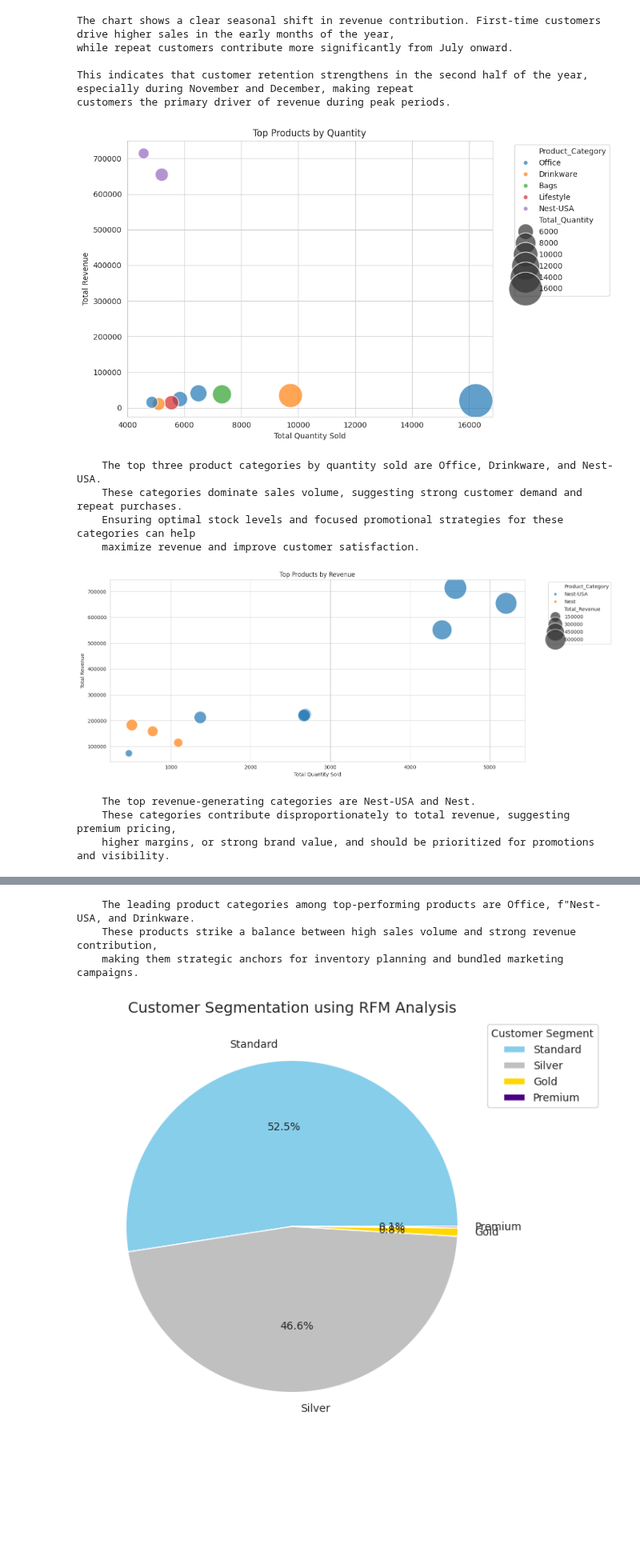
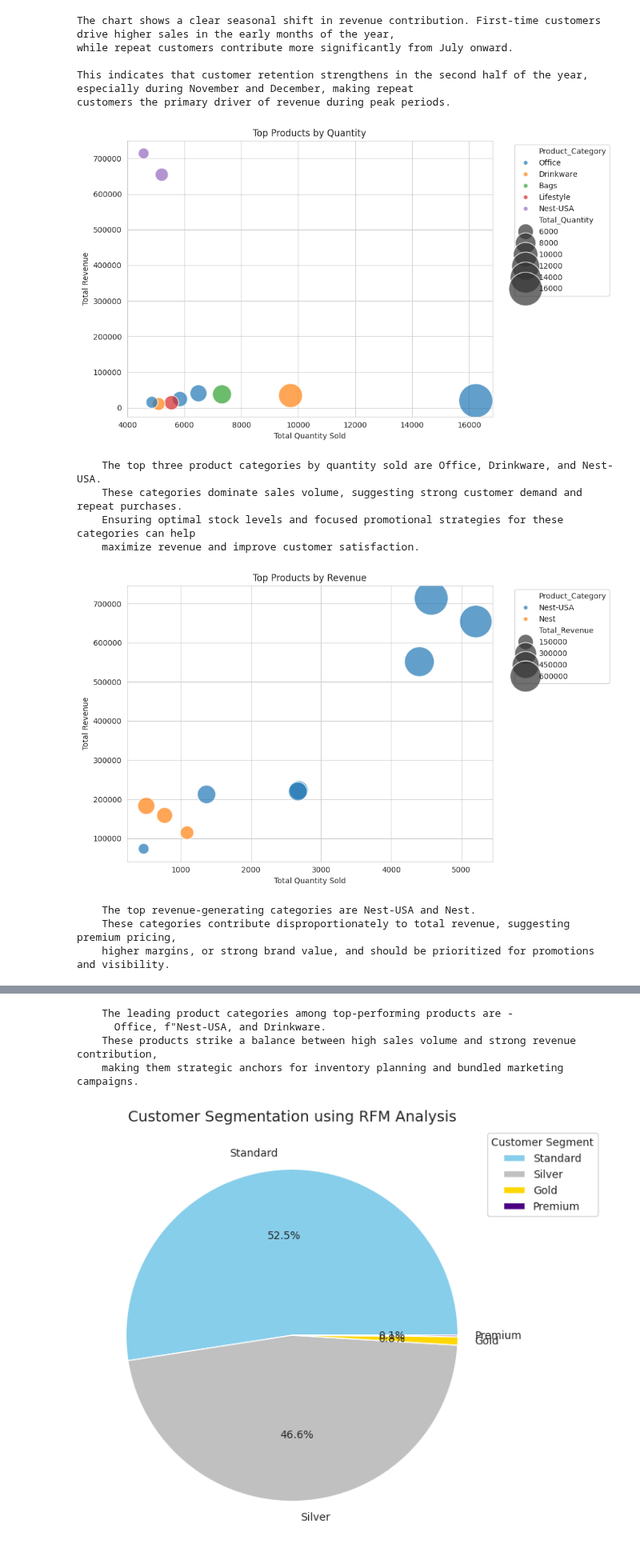
Before and after one commit to rajkgoel/AW-Internet-Sales1, a Jupyter notebook: Scaler_Ecomm_Case_Study1.ipynb, the cells around one changed output, grey strips where cells are left out. Shown at 80% size. Saved outputs shown, nothing was run; the diff lists cells and outputs as text; code cells hidden in the pictures; blank space fills up the shorter version.

```diff
--- a/Scaler_Ecomm_Case_Study1.ipynb
+++ b/Scaler_Ecomm_Case_Study1.ipynb
@@ -265,10 +261,11 @@ while repeat customers contribute more significantly from July onward.
 This indicates that customer retention strengthens in the second half of the year, especially during November and December, making repeat
 customers the primary driver of revenue during peak periods.
 # %%
-# 4. Identify the top-performing products and analyze the factors driving their success. How can this insight inform inventory management and promotional strategies?
+# 4. Identify the top-performing products and analyze the factors driving their success. How can this insight inform inventory
+#   management and promotional strategies?
 #   Hint: Identify products that excel in terms of both quantity sold and total revenue.
-#   Hint: Explore their categories and descriptions to understand what might contribute to their success. Think about how this information can guide stocking
-#     and marketing efforts.
+#   Hint: Explore their categories and descriptions to understand what might contribute to their success. Think about how this
+#   information can guide stocking and marketing efforts.
 
 product_performance = (
     online_sales_df
@@ -284,7 +281,8 @@ product_performance = (
 
 top_by_quantity = product_performance.sort_values("Total_Quantity", ascending=False).head(10)
 top_by_revenue = product_performance.sort_values("Total_Revenue", ascending=False).head(10)
-top_products = product_performance[product_performance["Total_Quantity"].rank(ascending=False) <= 10].sort_values("Total_Revenue", ascending=False)
+top_products = (product_performance[product_performance["Total_Quantity"].rank(ascending=False) <= 10]
+                .sort_values("Total_Revenue", ascending=False))
 
 # Plot the chart for Top sales by quantity
 plt.figure(figsize=(10, 6))
@@ -317,7 +315,7 @@ print(f"""
 
 
 # Plot the chart for Top sales by revenue
-plt.figure(figsize=(15, 6))
+plt.figure(figsize=(10, 6))
 
 sns.scatterplot(
     data=top_by_revenue,
@@ -353,7 +351,7 @@ print(f"""
 
 
 # Plot the chart for Top Sellers
-plt.figure(figsize=(15, 6))
+plt.figure(figsize=(10, 6))
 sns.barplot(
     data=top_products,
     y="Product_Description",
@@ -363,35 +361,36 @@ sns.barplot(
 )
 
 plt.title("Top 10 Products by Revenue (High Quantity Sellers)")
 plt.xlabel("Total Revenue")
 plt.ylabel("Product")
 
 plt.legend(title="Product Category", bbox_to_anchor=(1.05, 1), loc="upper left")
 plt.tight_layout()
 plt.show()
 
 top_product_categories = (
     top_products["Product_Category"]
     .value_counts()
     .head(3)
     .index
     .tolist()
 )
 
 print(
     f"""
-    The leading product categories among top-performing products are {top_product_categories[0]}, f"{top_product_categories[1]}, and {top_product_categories[2]}.
+    The leading product categories among top-performing products are -
+      {top_product_categories[0]}, f"{top_product_categories[1]}, and {top_product_categories[2]}.
     These products strike a balance between high sales volume and strong revenue contribution,
     making them strategic anchors for inventory planning and bundled marketing campaigns.
     """
 )
 # %% [output]
 [figure]
     The top three product categories by quantity sold are Office, Drinkware, and Nest-USA.
     These categories dominate sales volume, suggesting strong customer demand and repeat purchases.
     Ensuring optimal stock levels and focused promotional strategies for these categories can help
     maximize revenue and improve customer satisfaction.
-[figure, old version]
+[figure, new version]
     The top revenue-generating categories are Nest-USA and Nest.
     These categories contribute disproportionately to total revenue, suggesting premium pricing,
     higher margins, or strong brand value, and should be prioritized for promotions and visibility.
@@ -399,4 +398,5 @@ print(
-    The leading product categories among top-performing products are Office, f"Nest-USA, and Drinkware.
+    The leading product categories among top-performing products are -
+      Office, f"Nest-USA, and Drinkware.
     These products strike a balance between high sales volume and strong revenue contribution,
     making them strategic anchors for inventory planning and bundled marketing campaigns.
 # %%
```
Also changed, not shown: parts of 12 cells of this notebook.
